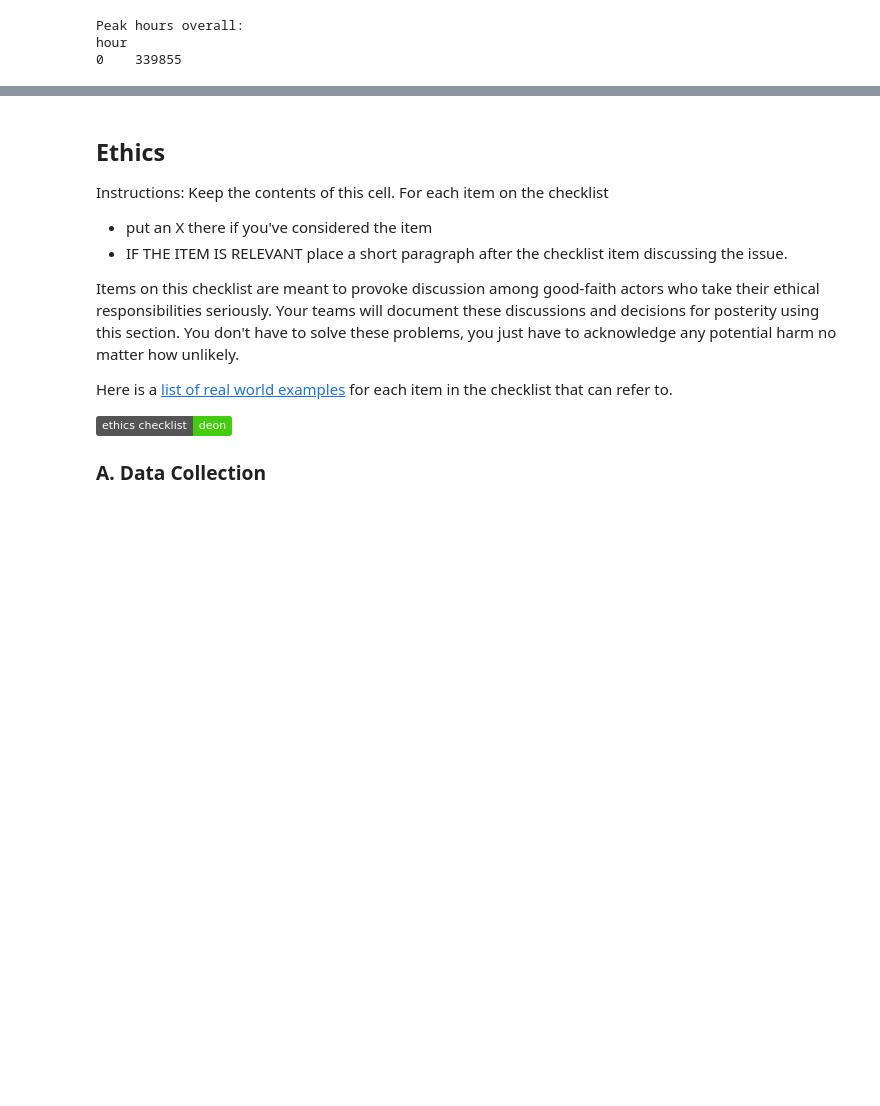
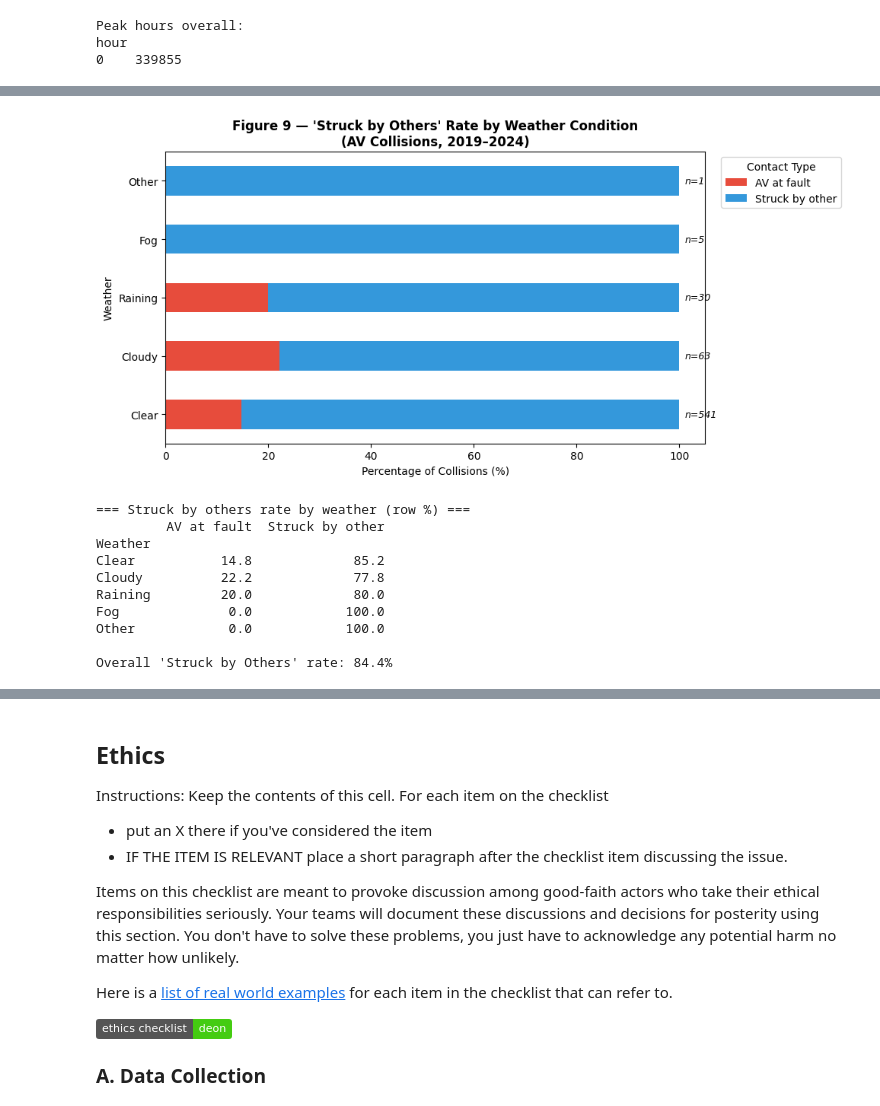
Before and after one commit to COGS108/Group094_WI26, a Jupyter notebook: 02-EDACheckpoint.ipynb, the cells around one changed output, grey strips where cells are left out. Saved outputs shown, nothing was run; the diff lists cells and outputs as text; code cells hidden in the pictures; badges without logos; blank space fills up the shorter version.

```diff
--- a/02-EDACheckpoint.ipynb
+++ b/02-EDACheckpoint.ipynb
@@ -1170,0 +1297,36 @@ Some more words and stuff.  Remember notebooks work best if you interleave the c
+# %%
+ct_struck = pd.crosstab(av['Weather'], av['Struck by Others'], normalize='index') * 100
+ct_struck.columns = ['AV at fault', 'Struck by other']
+weather_order = av['Weather'].value_counts().index.tolist()
+ct_struck = ct_struck.reindex(weather_order)
+
+fig, ax = plt.subplots(figsize=(10, 5))
+ct_struck.plot.barh(stacked=True, ax=ax, color=['#e74c3c', '#3498db'])
+ax.set_xlabel("Percentage of Collisions (%)")
+ax.set_title("Figure 9 — 'Struck by Others' Rate by Weather Condition\n(AV Collisions, 2019–2024)",
+             fontsize=12, fontweight='bold')
+ax.legend(title="Contact Type", bbox_to_anchor=(1.02, 1), loc='upper left')
+
+counts = av['Weather'].value_counts()
+for i, weather in enumerate(ct_struck.index):
+    ax.text(101, i, f'n={counts[weather]}', va='center', fontsize=9, style='italic')
+
+plt.tight_layout()
+plt.savefig("results/fig9_av_struck_by_weather.png", dpi=150, bbox_inches="tight")
+plt.show()
+
+print("=== Struck by others rate by weather (row %) ===")
+print(ct_struck.round(1).to_string())
+print(f"\nOverall 'Struck by Others' rate: {av['Struck by Others'].mean()*100:.1f}%")
+# %% [output]
+[figure, added]
+=== Struck by others rate by weather (row %) ===
+         AV at fault  Struck by other
+Weather
+Clear           14.8             85.2
+Cloudy          22.2             77.8
+Raining         20.0             80.0
+Fog              0.0            100.0
+Other            0.0            100.0
+
+Overall 'Struck by Others' rate: 84.4%
```
Also changed, not shown: parts of 18 cells of this notebook, 5 other files.
